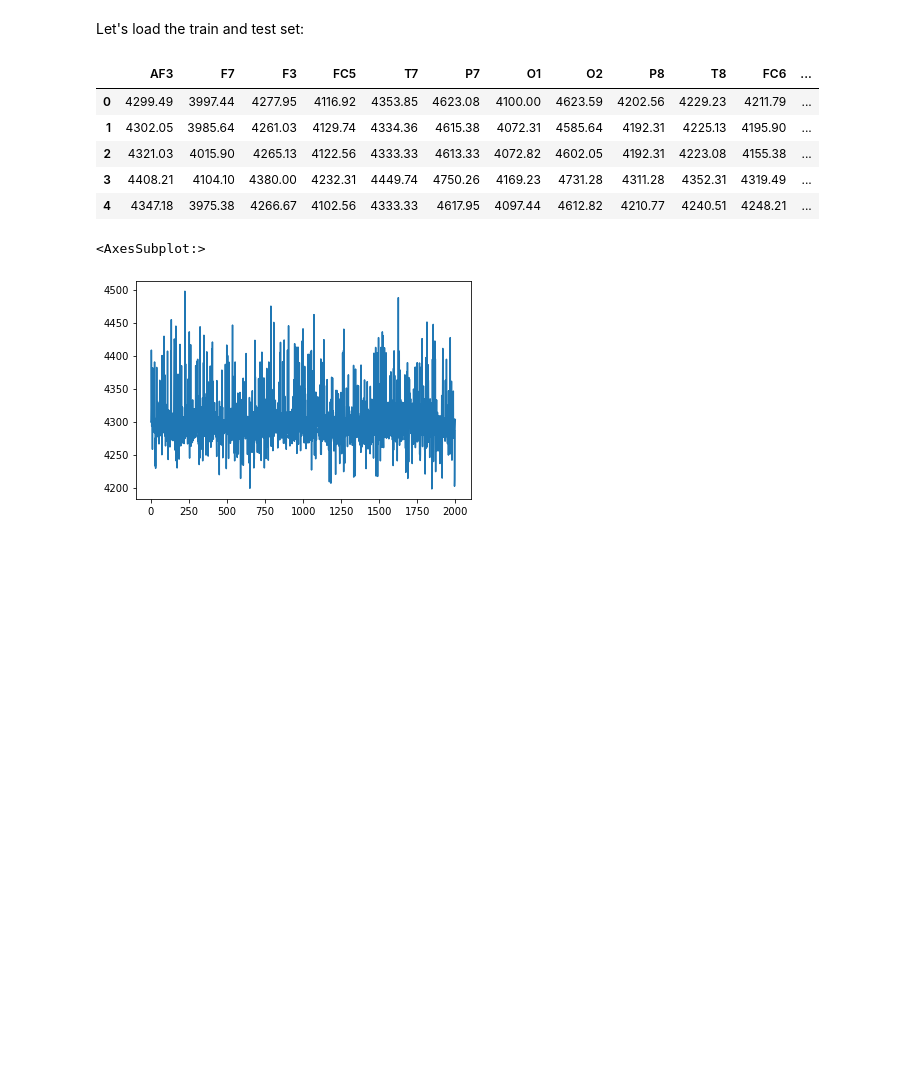
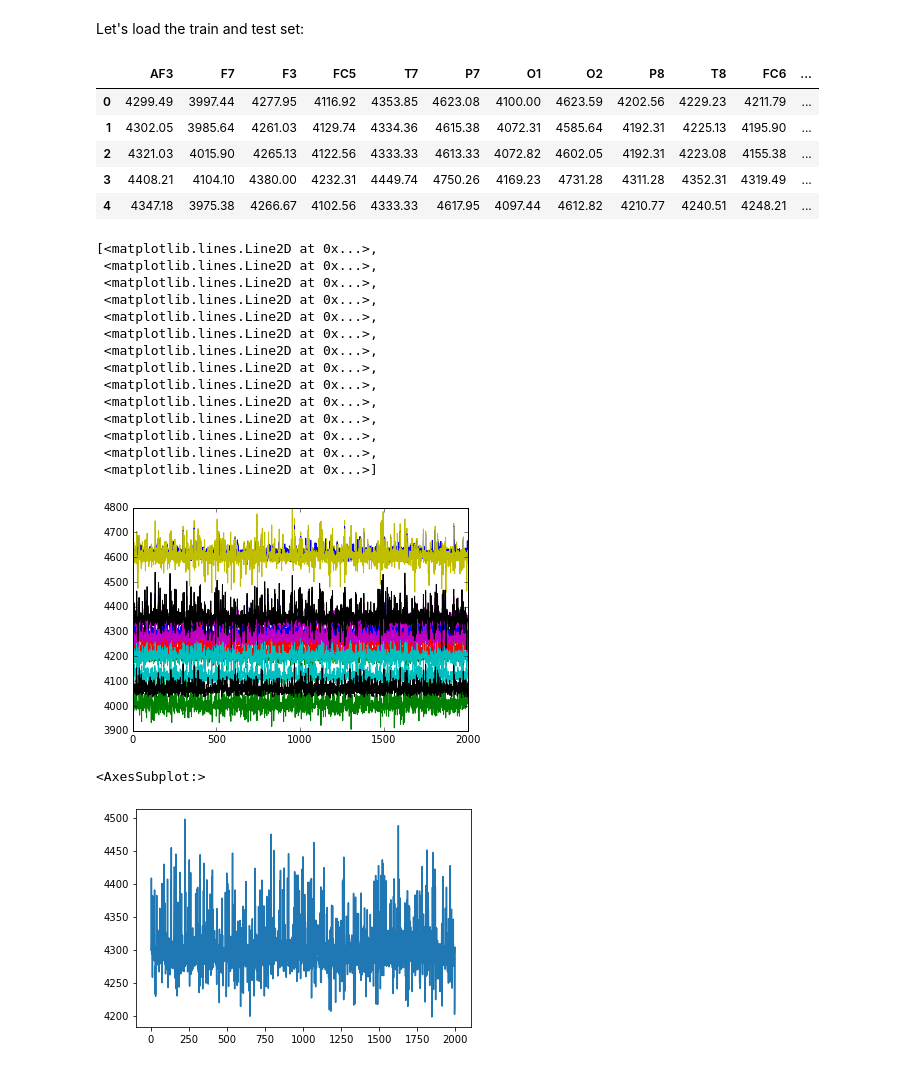
Before and after one commit to M-Ghodrat/EEG-Brainwave, a Jupyter notebook: Eye blinking prediction.ipynb, the cells around one changed output. Cells and saved outputs as stored; diff of their text form; code cells hidden in the pictures; blank space fills up the shorter version.

```diff
--- a/Eye blinking prediction.ipynb
+++ b/Eye blinking prediction.ipynb
@@ -65,6 +65,27 @@ trainset.head()
 | 2 | 4321.03 | 4015.90 | 4265.13 | 4122.56 | 4333.33 | 4613.33 | 4072.82 | 4602.05 | 4192.31 | 4223.08 | 4155.38 | ... |
 | 3 | 4408.21 | 4104.10 | 4380.00 | 4232.31 | 4449.74 | 4750.26 | 4169.23 | 4731.28 | 4311.28 | 4352.31 | 4319.49 | ... |
 | 4 | 4347.18 | 3975.38 | 4266.67 | 4102.56 | 4333.33 | 4617.95 | 4097.44 | 4612.82 | 4210.77 | 4240.51 | 4248.21 | ... |
+# %%
+import numpy as np
+import matplotlib.pyplot as plt
+
+plt.plot(np.linspace(0, len(trainset), len(trainset)), trainset[trainset.columns[:-1]])
+# %% [output]
+[<matplotlib.lines.Line2D at 0x...>,
+ <matplotlib.lines.Line2D at 0x...>,
+ <matplotlib.lines.Line2D at 0x...>,
+ <matplotlib.lines.Line2D at 0x...>,
+ <matplotlib.lines.Line2D at 0x...>,
+ <matplotlib.lines.Line2D at 0x...>,
+ <matplotlib.lines.Line2D at 0x...>,
+ <matplotlib.lines.Line2D at 0x...>,
+ <matplotlib.lines.Line2D at 0x...>,
+ <matplotlib.lines.Line2D at 0x...>,
+ <matplotlib.lines.Line2D at 0x...>,
+ <matplotlib.lines.Line2D at 0x...>,
+ <matplotlib.lines.Line2D at 0x...>,
+ <matplotlib.lines.Line2D at 0x...>]
+[figure, added]
 # %%
 trainset['AF3'].plot()
 # %% [output]
```
